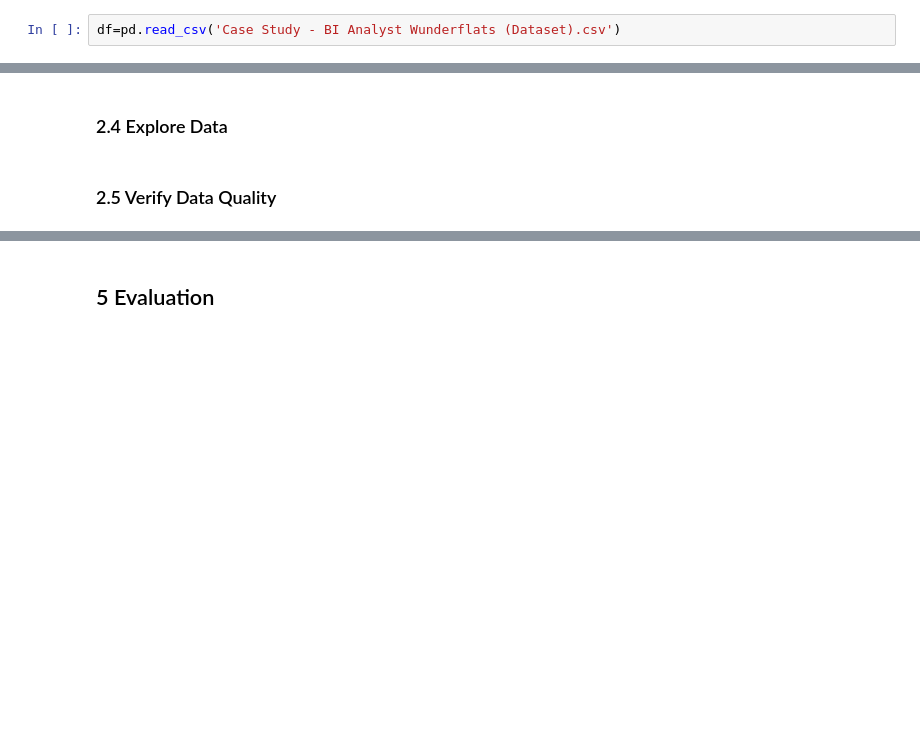
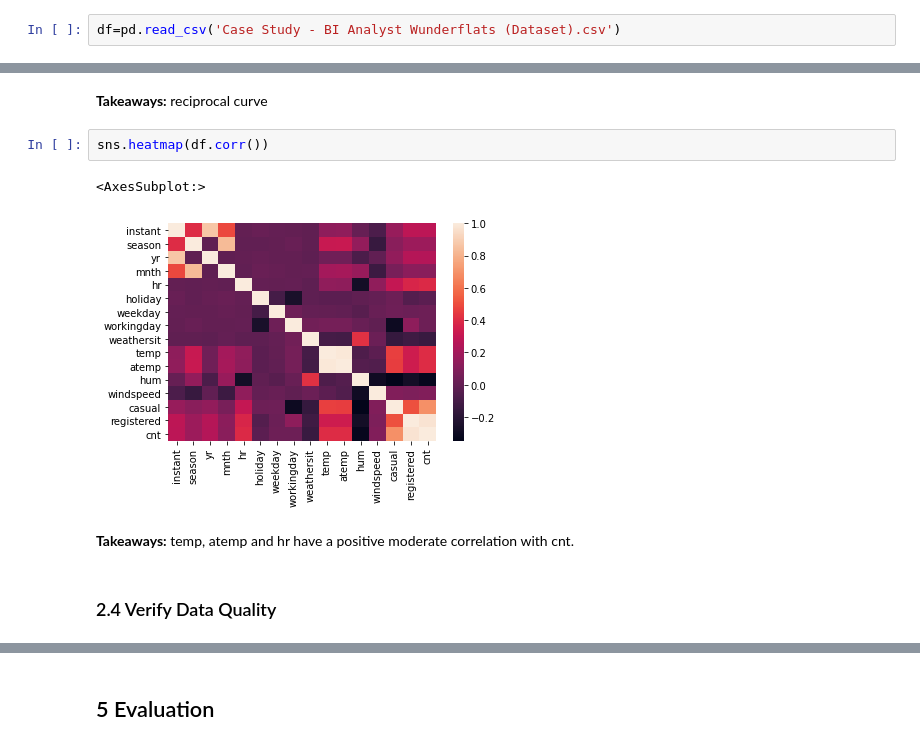
Before and after one commit to hanslemm/Study, a Jupyter notebook: Data Analysis.ipynb, the cells around one changed output, grey strips where cells are left out. Cells and saved outputs as stored; diff of their text form; blank space fills up the shorter version.

```diff
--- a/Data Analysis.ipynb
+++ b/Data Analysis.ipynb
@@ -33,4 +140,11 @@ df=pd.read_csv('Case Study - BI Analyst Wunderflats (Dataset).csv')
+# %% [markdown]
+**Takeaways:** reciprocal curve
+# %%
+sns.heatmap(df.corr())
+# %% [output]
+<AxesSubplot:>
+[figure, added]
+# %% [markdown]
+**Takeaways:** temp, atemp and hr have a positive moderate correlation with cnt.
 # %% [markdown]
-### 2.4 Explore Data
+### 2.4 Verify Data Quality
-# %% [markdown]
-### 2.5 Verify Data Quality
```
Also changed, not shown: parts of 28 cells of this notebook, 2 other files.
